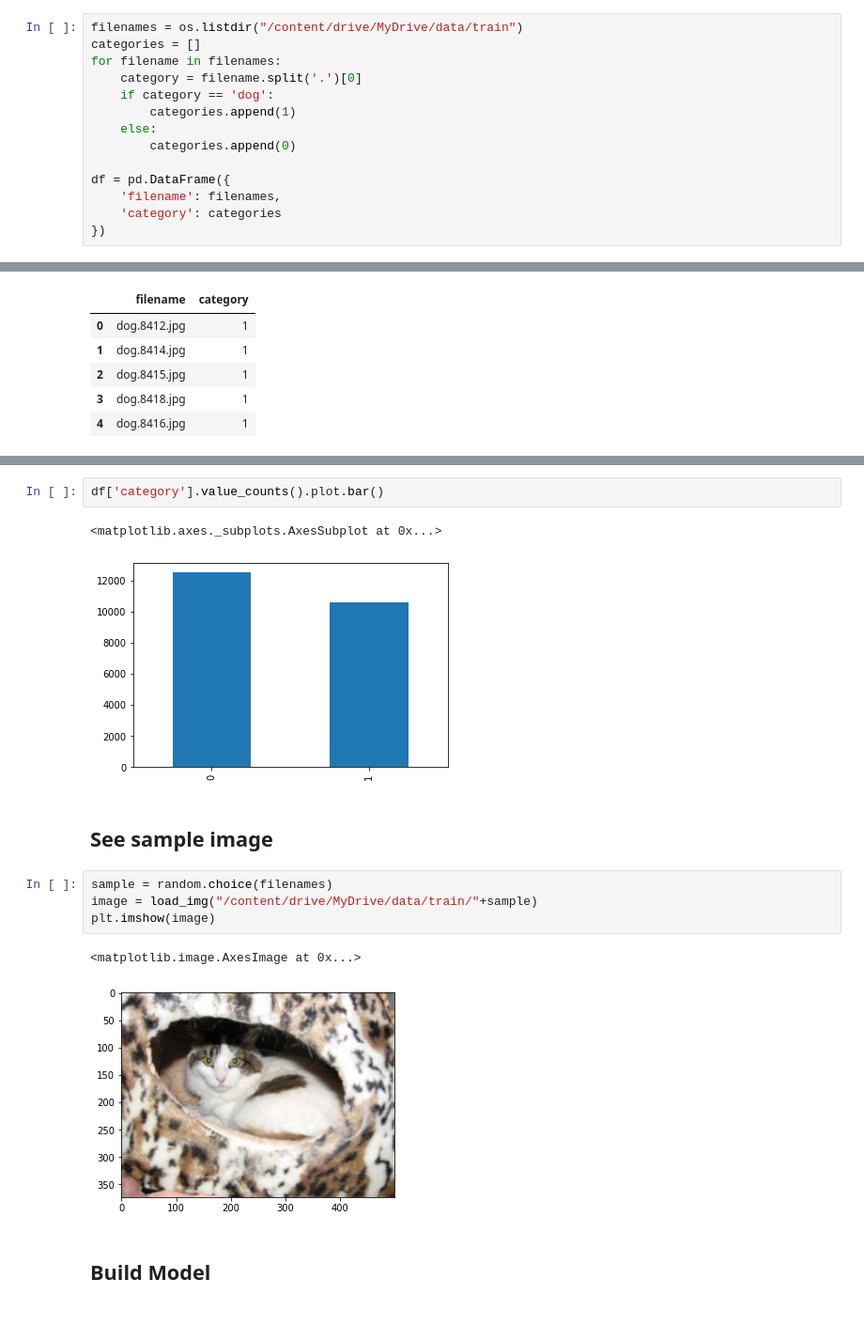
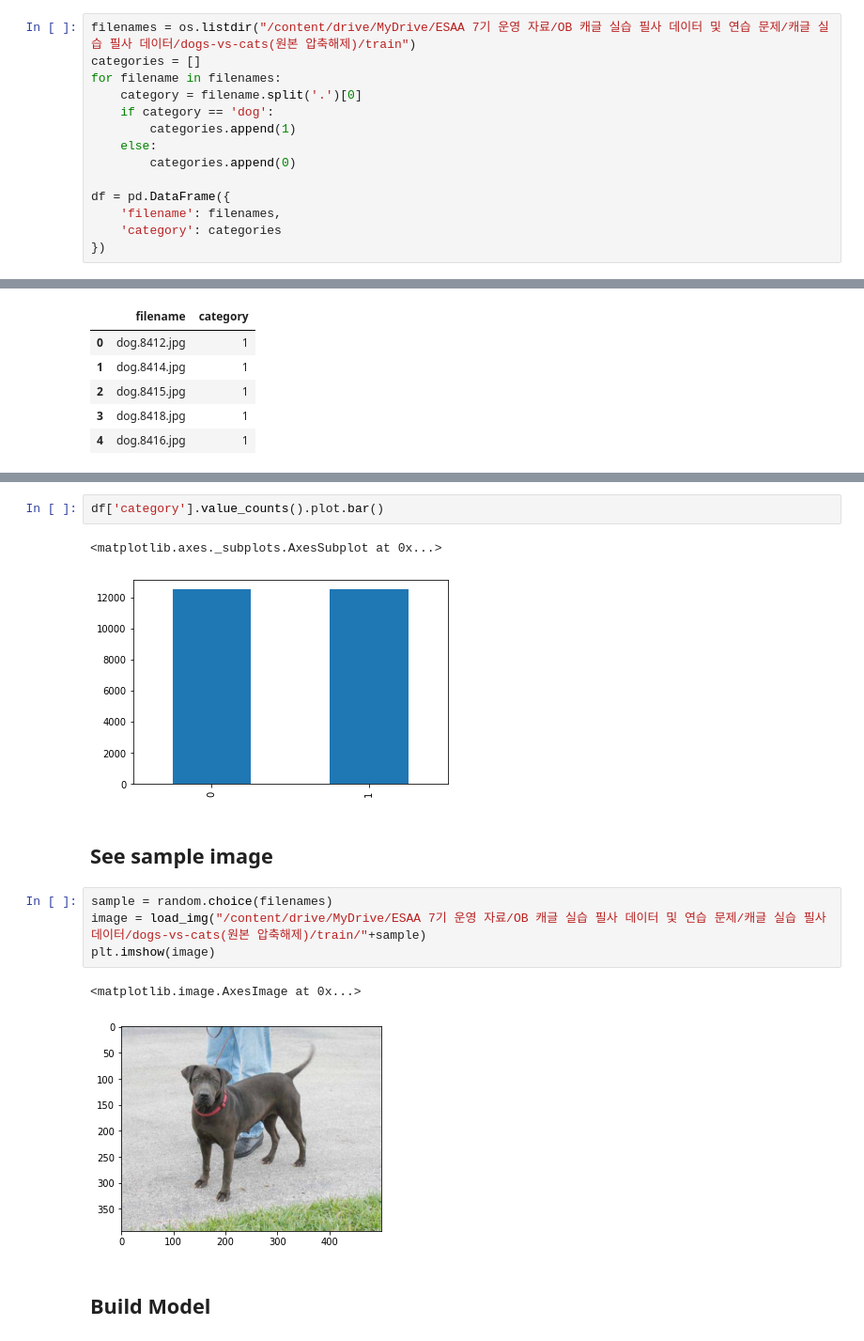
Before and after one commit to Dkepffl/2022-2-ESAA, a Jupyter notebook: Session/Session221205_cnn_kaggle.ipynb, the cells around one changed output, grey strips where cells are left out. Shown at 94% size. Drawn from its saved outputs; the diff is of its cells as text.

```diff
--- a/Session/Session221205_cnn_kaggle.ipynb
+++ b/Session/Session221205_cnn_kaggle.ipynb
@@ -30,7 +30,7 @@ IMAGE_CHANNELS=3
 # %% [markdown]
 ## **Prepare Traning Data**
 # %%
-filenames = os.listdir("/content/drive/MyDrive/data/train")
+filenames = os.listdir("/content/drive/MyDrive/ESAA 7기 운영 자료/OB 캐글 실습 필사 데이터 및 연습 문제/캐글 실습 필사 데이터/dogs-vs-cats(원본 압축해제)/train")
 categories = []
 for filename in filenames:
     category = filename.split('.')[0]
@@ -65,16 +65,16 @@ df.tail()
 df['category'].value_counts().plot.bar()
 # %% [output]
 <matplotlib.axes._subplots.AxesSubplot at 0x...>
-[figure, old version]
+[figure, new version]
 # %% [markdown]
 ## **See sample image**
 # %%
 sample = random.choice(filenames)
-image = load_img("/content/drive/MyDrive/data/train/"+sample)
+image = load_img("/content/drive/MyDrive/ESAA 7기 운영 자료/OB 캐글 실습 필사 데이터 및 연습 문제/캐글 실습 필사 데이터/dogs-vs-cats(원본 압축해제)/train/"+sample)
 plt.imshow(image)
 # %% [output]
 <matplotlib.image.AxesImage at 0x...>
-[figure, old version]
+[figure, new version]
 # %% [markdown]
 ## **Build Model**
 # %%
```
Also changed, not shown: parts of 13 cells of this notebook.
